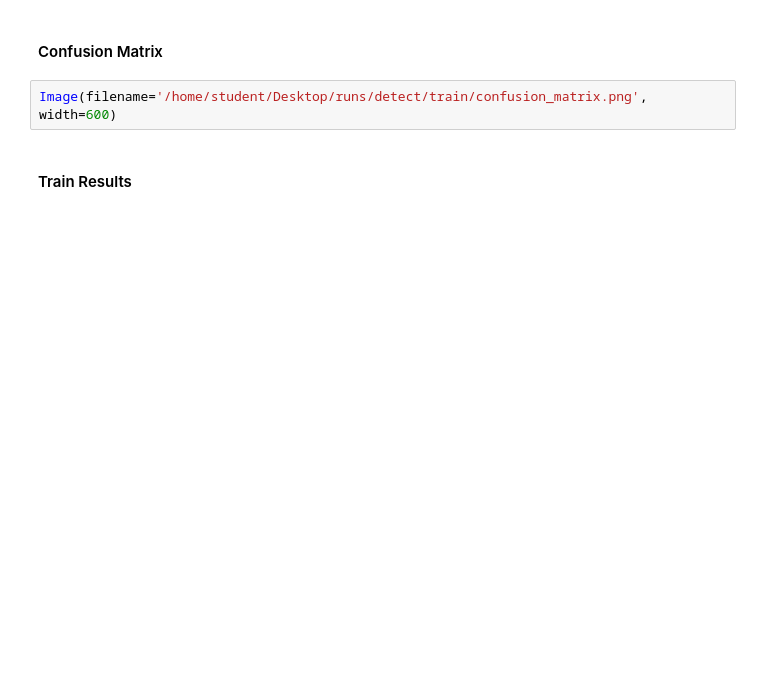
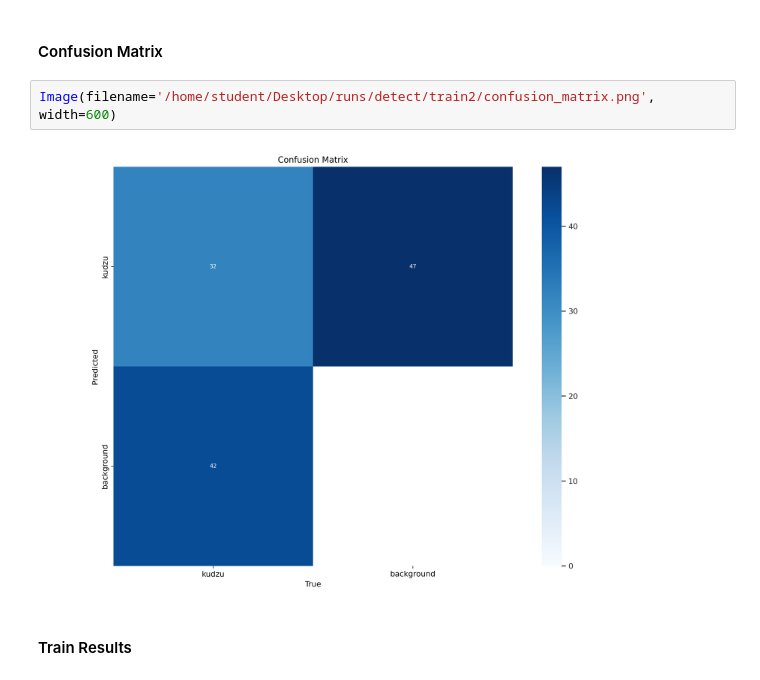
Before and after one commit to RojanoLab/KudzuDetection, a Jupyter notebook: YOLO.ipynb, the cells around one changed output. Saved outputs shown, nothing was run; the diff lists cells and outputs as text; blank space fills up the shorter version.

```diff
--- a/YOLO.ipynb
+++ b/YOLO.ipynb
@@ -26,7 +101,9 @@ dataset = version.download("yolov8")
 # %% [markdown]
 #### Confusion Matrix
 # %%
-Image(filename='/home/student/Desktop/runs/detect/train/confusion_matrix.png', width=600)
+Image(filename='/home/student/Desktop/runs/detect/train2/confusion_matrix.png', width=600)
+# %% [output]
+[figure, added]
 # %% [markdown]
 #### Train Results
 # %%
```
Also changed, not shown: parts of 11 cells of this notebook.
